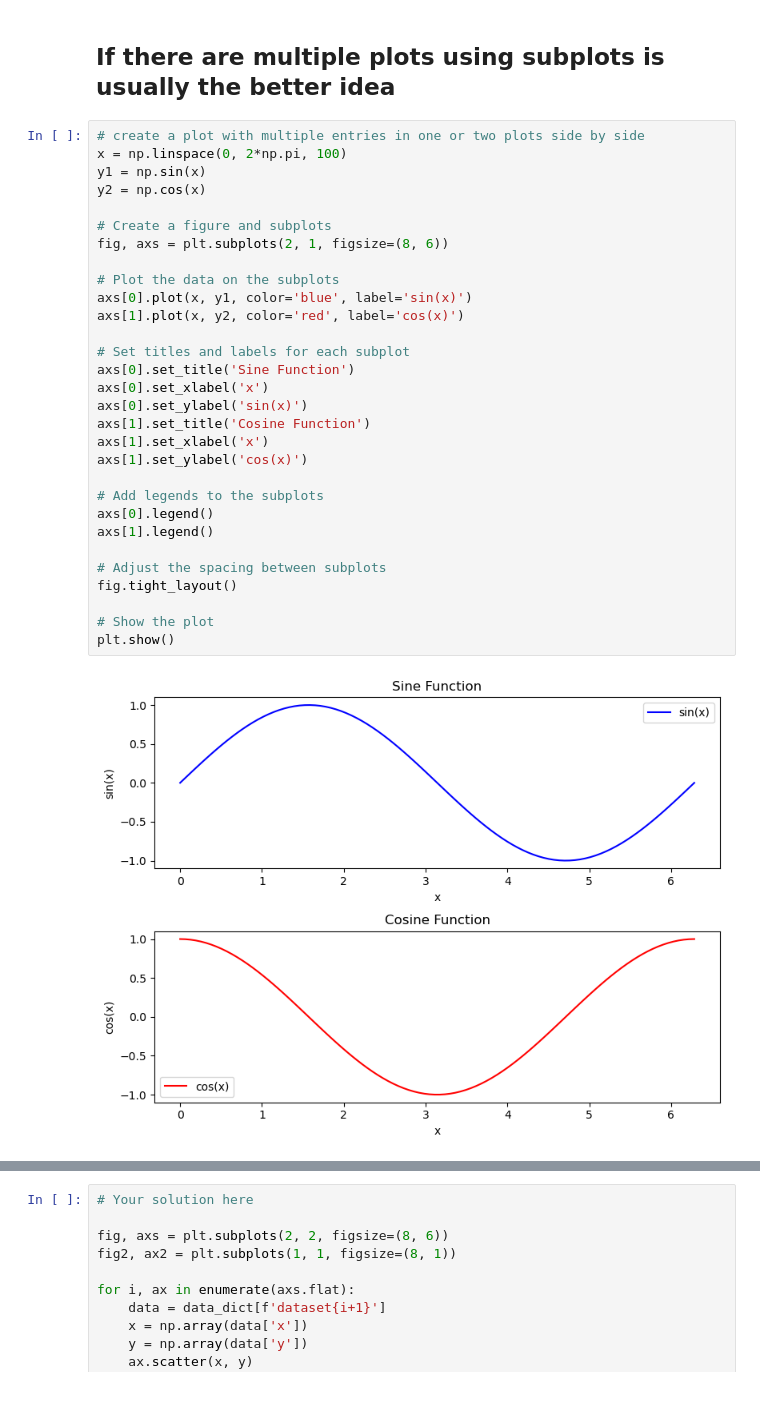
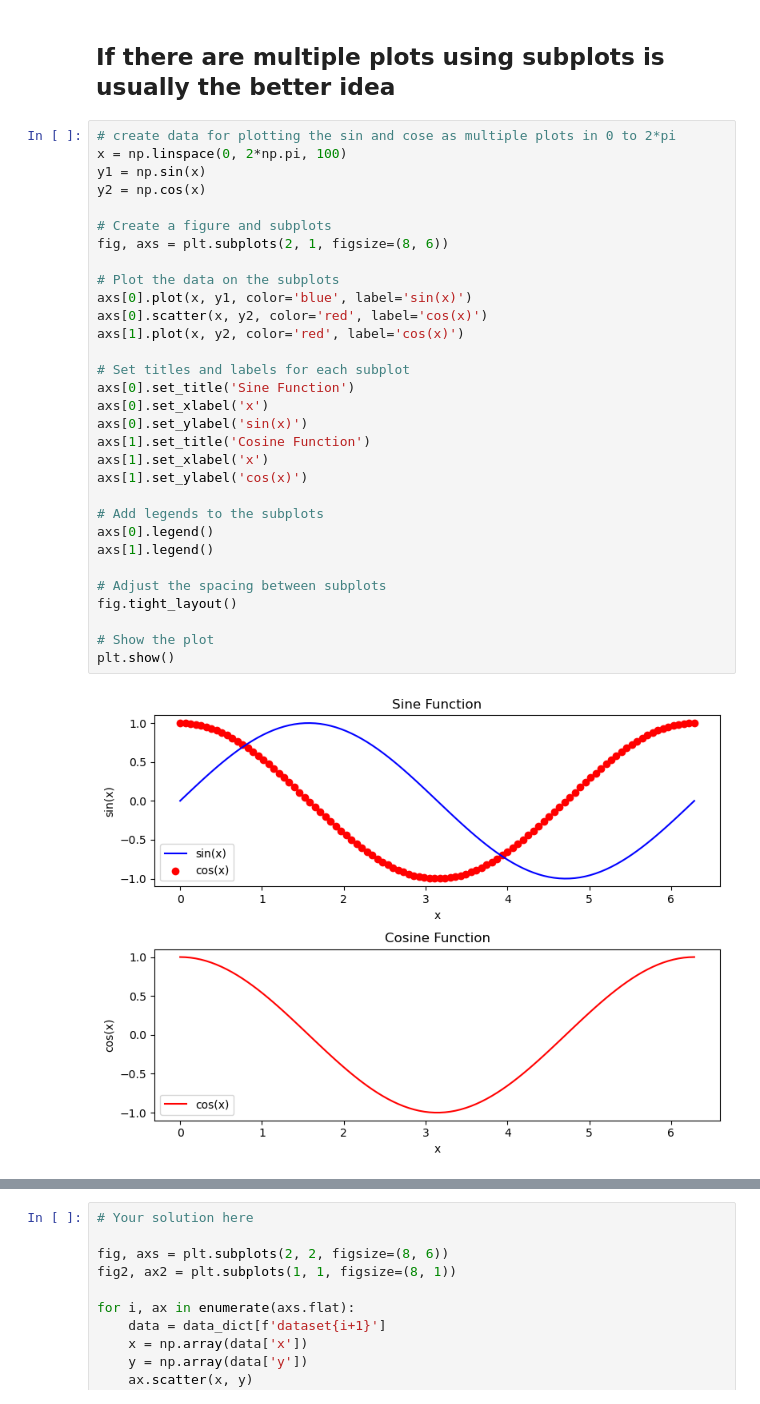
Before and after one commit to Niolon/DataAnalysisPython, a Jupyter notebook: Filled_Course/03_Matplotlib.ipynb, the cells around one changed output, grey strips where cells are left out. Saved outputs shown, nothing was run; the diff lists cells and outputs as text.

```diff
--- a/Filled_Course/03_Matplotlib.ipynb
+++ b/Filled_Course/03_Matplotlib.ipynb
@@ -38,34 +46,35 @@ plt.show()
 # %% [markdown]
 ## If there are multiple plots using subplots is usually the better idea
 # %%
-# create a plot with multiple entries in one or two plots side by side
+# create data for plotting the sin and cose as multiple plots in 0 to 2*pi
 x = np.linspace(0, 2*np.pi, 100)
 y1 = np.sin(x)
 y2 = np.cos(x)
 
 # Create a figure and subplots
 fig, axs = plt.subplots(2, 1, figsize=(8, 6))
 
 # Plot the data on the subplots
 axs[0].plot(x, y1, color='blue', label='sin(x)')
+axs[0].scatter(x, y2, color='red', label='cos(x)')
 axs[1].plot(x, y2, color='red', label='cos(x)')
 
 # Set titles and labels for each subplot
 axs[0].set_title('Sine Function')
 axs[0].set_xlabel('x')
 axs[0].set_ylabel('sin(x)')
 axs[1].set_title('Cosine Function')
 axs[1].set_xlabel('x')
 axs[1].set_ylabel('cos(x)')
 
 # Add legends to the subplots
 axs[0].legend()
 axs[1].legend()
 
 # Adjust the spacing between subplots
 fig.tight_layout()
 
 # Show the plot
 plt.show()
 # %% [output]
-[figure, old version]
+[figure, new version]
```
Also changed, not shown: parts of 18 cells of this notebook.
